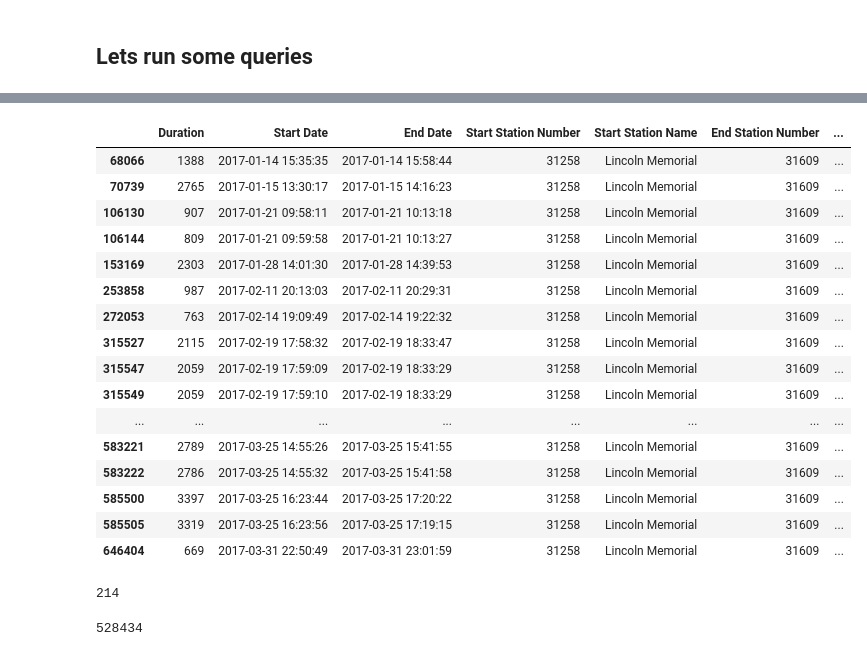
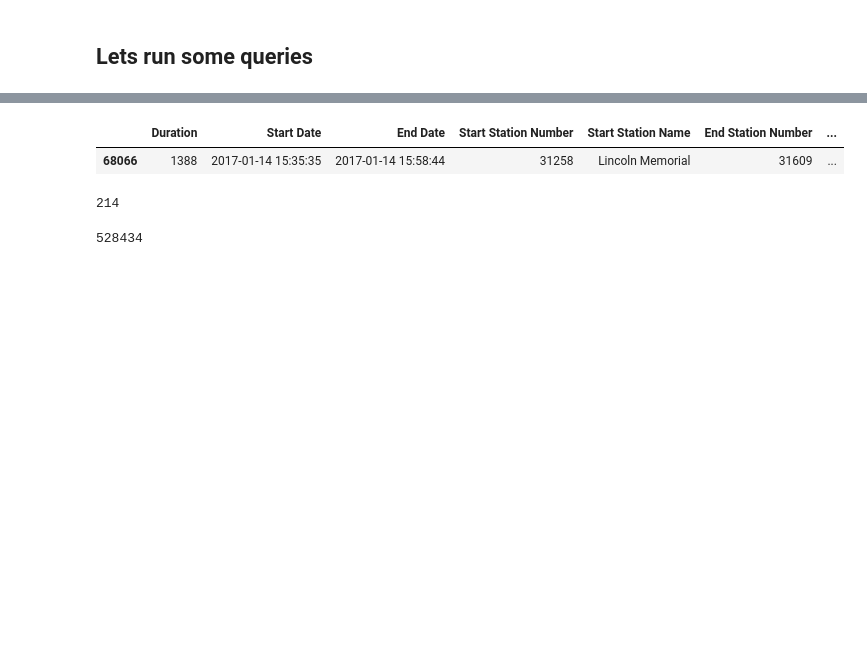
Before and after one commit to Urban-Analytics/SmartSocialCity, a Jupyter notebook: Machine Learning/Bike Sharing Project/data_modelling_bike_sharing_global.ipynb, the cells around one changed output, grey strips where cells are left out. Saved outputs shown, nothing was run; the diff lists cells and outputs as text; code cells hidden in the pictures; blank space fills up the shorter version.

```diff
--- a/Machine Learning/Bike Sharing Project/data_modelling_bike_sharing_global.ipynb
+++ b/Machine Learning/Bike Sharing Project/data_modelling_bike_sharing_global.ipynb
@@ -292,25 +190,10 @@ dataframe_washington.loc[dataframe_washington['Start Station Name']=='Lincoln Me
 # %%
 ## Has anyone started at Lincoln Memorial and Ended up at Maine Ave & 7th St SW?
 dataframe_washington.loc[(dataframe_washington['Start Station Name'] =='Lincoln Memorial') &
-                         (dataframe_washington['End Station Name'] == 'Maine Ave & 7th St SW'), :]
+                         (dataframe_washington['End Station Name'] == 'Maine Ave & 7th St SW'), :].head(1)
 # %% [output]
 |  | Duration | Start Date | End Date | Start Station Number | Start Station Name | End Station Number | ... |
 | 68066 | 1388 | 2017-01-14 15:35:35 | 2017-01-14 15:58:44 | 31258 | Lincoln Memorial | 31609 | ... |
-| 70739 | 2765 | 2017-01-15 13:30:17 | 2017-01-15 14:16:23 | 31258 | Lincoln Memorial | 31609 | ... |
-| 106130 | 907 | 2017-01-21 09:58:11 | 2017-01-21 10:13:18 | 31258 | Lincoln Memorial | 31609 | ... |
-| 106144 | 809 | 2017-01-21 09:59:58 | 2017-01-21 10:13:27 | 31258 | Lincoln Memorial | 31609 | ... |
-| 153169 | 2303 | 2017-01-28 14:01:30 | 2017-01-28 14:39:53 | 31258 | Lincoln Memorial | 31609 | ... |
-| 253858 | 987 | 2017-02-11 20:13:03 | 2017-02-11 20:29:31 | 31258 | Lincoln Memorial | 31609 | ... |
-| 272053 | 763 | 2017-02-14 19:09:49 | 2017-02-14 19:22:32 | 31258 | Lincoln Memorial | 31609 | ... |
-| 315527 | 2115 | 2017-02-19 17:58:32 | 2017-02-19 18:33:47 | 31258 | Lincoln Memorial | 31609 | ... |
-| 315547 | 2059 | 2017-02-19 17:59:09 | 2017-02-19 18:33:29 | 31258 | Lincoln Memorial | 31609 | ... |
-| 315549 | 2059 | 2017-02-19 17:59:10 | 2017-02-19 18:33:29 | 31258 | Lincoln Memorial | 31609 | ... |
-| ... | ... | ... | ... | ... | ... | ... | ... |
-| 583221 | 2789 | 2017-03-25 14:55:26 | 2017-03-25 15:41:55 | 31258 | Lincoln Memorial | 31609 | ... |
-| 583222 | 2786 | 2017-03-25 14:55:32 | 2017-03-25 15:41:58 | 31258 | Lincoln Memorial | 31609 | ... |
-| 585500 | 3397 | 2017-03-25 16:23:44 | 2017-03-25 17:20:22 | 31258 | Lincoln Memorial | 31609 | ... |
-| 585505 | 3319 | 2017-03-25 16:23:56 | 2017-03-25 17:19:15 | 31258 | Lincoln Memorial | 31609 | ... |
-| 646404 | 669 | 2017-03-31 22:50:49 | 2017-03-31 23:01:59 | 31258 | Lincoln Memorial | 31609 | ... |
 # %%
 ## 185 has been used quite a lot actually, let us now write a method which counts the number of times something appears.
 def counter(column, object_name):
```
Also changed, not shown: parts of 34 cells of this notebook.
